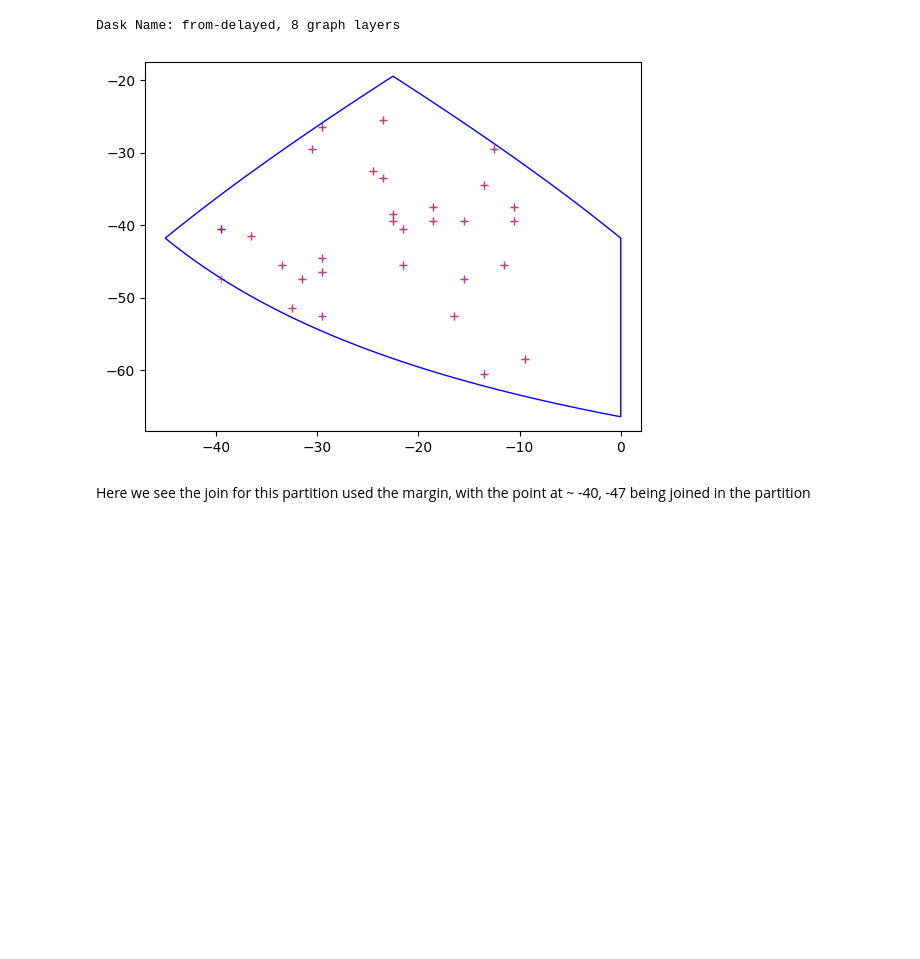
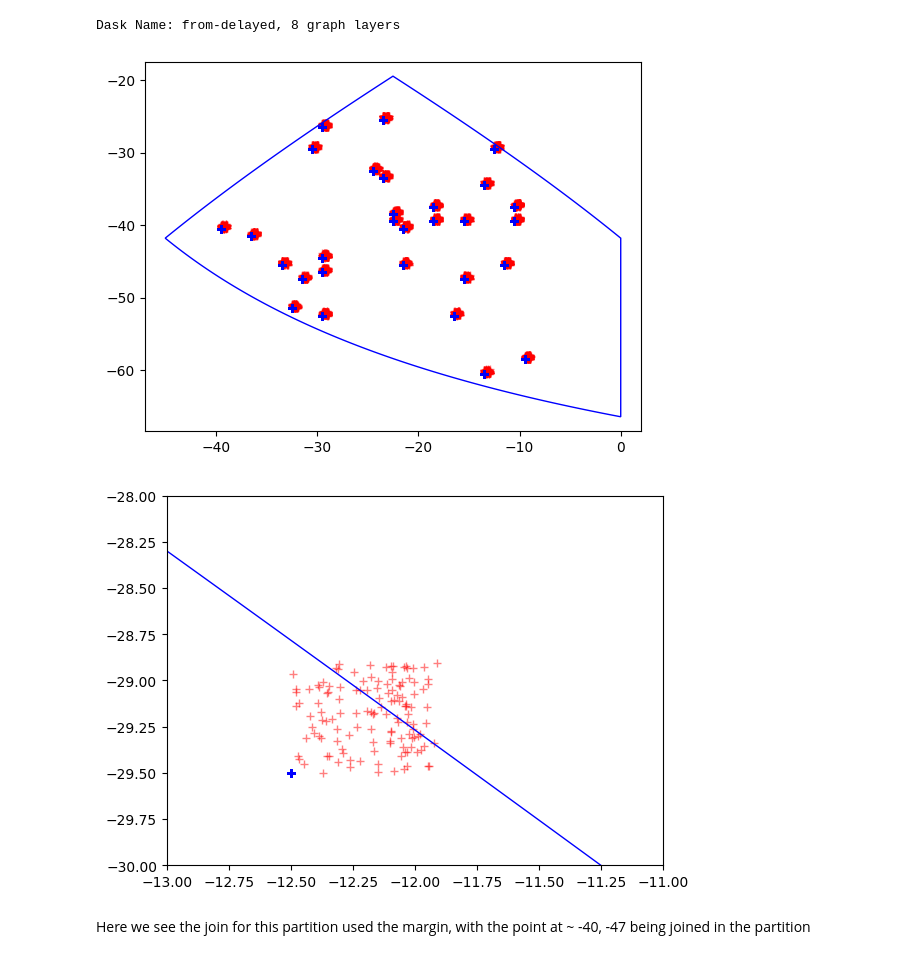
Before and after one commit to lincc-frameworks/notebooks_lf, a Jupyter notebook: sprints/2024/02_22/join_margin.ipynb, the cells around one changed output. Saved outputs shown, nothing was run; the diff lists cells and outputs as text; code cells hidden in the pictures; blank space fills up the shorter version.

```diff
--- a/sprints/2024/02_22/join_margin.ipynb
+++ b/sprints/2024/02_22/join_margin.ipynb
@@ -17,7 +17,7 @@ import healpy as hp
 # %% [markdown]
 ### Reading in the Catalogs
 # %%
-sso1m = lsdb.read_hipscat("/astro/users/seanmcgu/lsdb_deploy/tests/data/small_sky_order1_source_margin")
+sso1m = lsdb.read_hipscat("/data3/epyc/projects3/sean_hipscat/data/small_sky_order1_source_margin")
 sso1m
 # %% [output]
 Dask DataFrame Structure:
@@ -32,5 +32,5 @@ Dask Name: read_parquet_file_to_pandas, 1 graph layer
 # %%
-sso1_source = lsdb.read_hipscat("/astro/users/seanmcgu/lsdb_deploy/tests/data/small_sky_order1_source", margin_cache=sso1m)
+sso1_source = lsdb.read_hipscat("/data3/epyc/projects3/sean_hipscat/data/small_sky_order1_source", margin_cache=sso1m)
 sso1_source
 # %% [output]
 Dask DataFrame Structure:
@@ -45,5 +45,5 @@ Dask Name: read_parquet_file_to_pandas, 1 graph layer
 # %%
-sso1 = lsdb.read_hipscat("/astro/users/seanmcgu/lsdb_deploy/tests/data/small_sky_order1")
+sso1 = lsdb.read_hipscat("/data3/epyc/projects3/sean_hipscat/data/small_sky_order1")
 sso1
 # %% [output]
 Dask DataFrame Structure:
@@ -138,7 +144,7 @@ The query is performed correctly on the margin and the catalog
 # %% [markdown]
 ### Joining catalogs
 # %%
-joined = sso1.join(sso1_source, left_on='id', right_on='obj_id')
+joined = sso1.join(sso1_source, left_on='id', right_on='object_id')
 joined
 # %% [output]
 Dask DataFrame Structure:
@@ -152,9 +158,12 @@ Dask DataFrame Structure:
 Dask Name: from-delayed, 8 graph layers
 # %%
 jc = joined.get_partition(order, pixel).compute()
-plot_points([jc, jc], order, pixel, ['blue', 'red'], ['ra_small_sky_order1', 'ra_small_sky_order1_source'], ['dec_small_sky_order1', 'dec_small_sky_order1_source'], alpha=0.5)
+plot_points([jc, jc], order, pixel, ['red', 'blue'], ['source_ra_small_sky_order1_source', 'ra_small_sky_order1'], ['source_dec_small_sky_order1_source', 'dec_small_sky_order1'], alpha=0.5)
+
+plot_points([jc, jc], order, pixel, ['red', 'blue'], ['source_ra_small_sky_order1_source', 'ra_small_sky_order1'], ['source_dec_small_sky_order1_source', 'dec_small_sky_order1'], alpha=0.5, xlim=[-13, -11], ylim=[-30, -28])
 # %% [output]
-[figure, old version]
+[figure, new version]
+[figure, added]
 # %% [markdown]
 Here we see the join for this partition used the margin, with the point at ~ -40, -47 being joined in the partition
 # %% [markdown]
```
Also changed, not shown: parts of 12 cells of this notebook, 1 other file.
